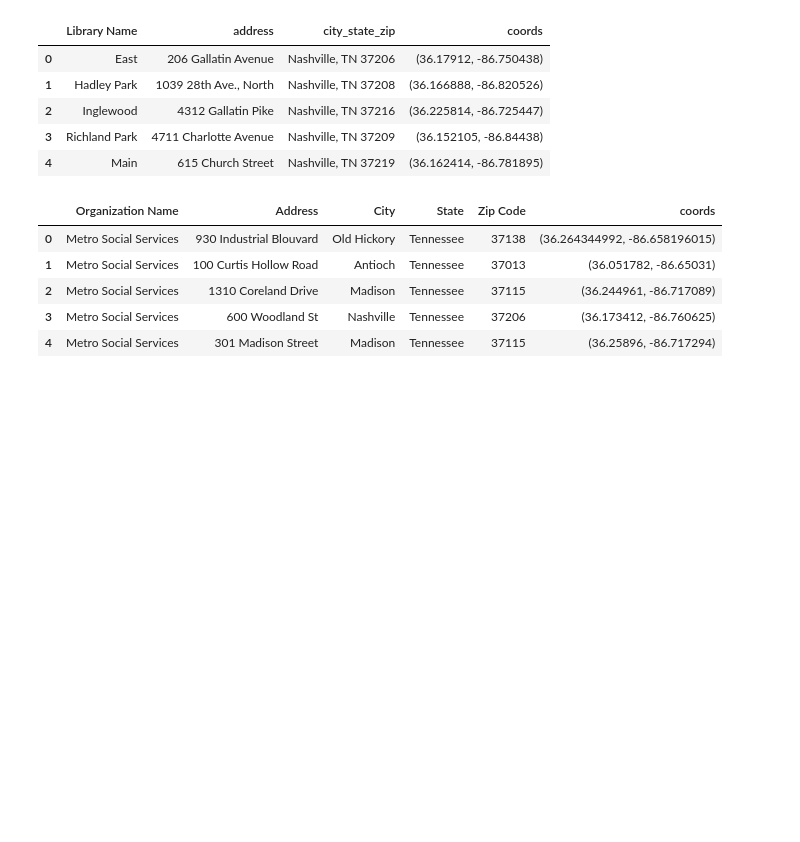
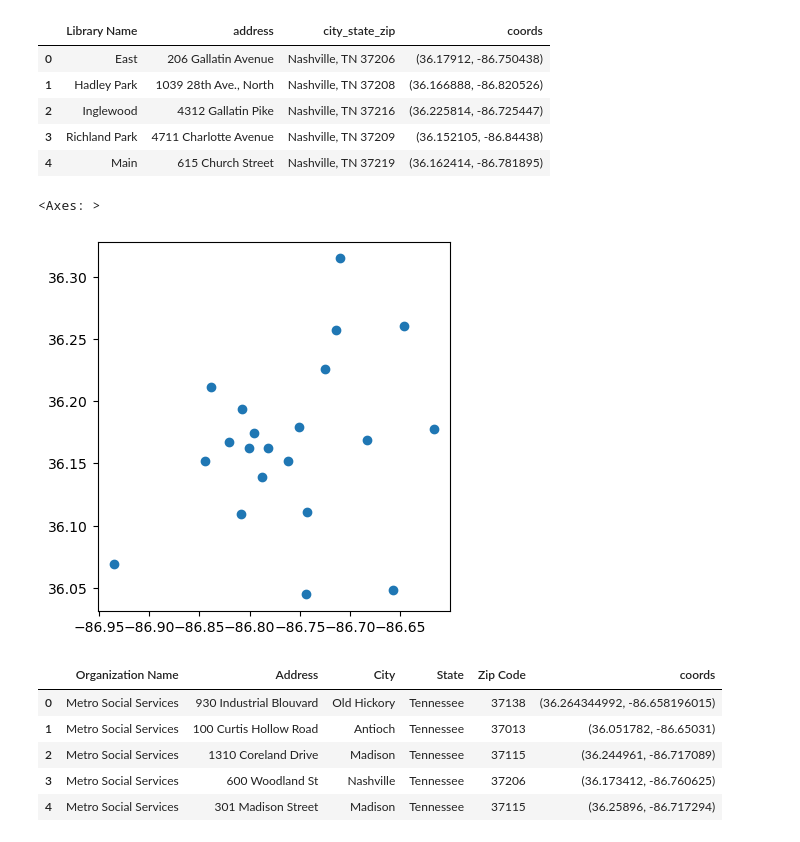
Before and after one commit to Luna-Agora/caps, a Jupyter notebook: notebooks/davidson_geo_folium.ipynb, the cells around one changed output. Drawn from its saved outputs; the diff is of its cells as text; code cells hidden in the pictures; blank space fills up the shorter version.

```diff
--- a/notebooks/davidson_geo_folium.ipynb
+++ b/notebooks/davidson_geo_folium.ipynb
@@ -187,3 +211,10 @@ library.head()
 | 2 | Inglewood | 4312 Gallatin Pike | Nashville, TN 37216 | (36.225814, -86.725447) |
 | 3 | Richland Park | 4711 Charlotte Avenue | Nashville, TN 37209 | (36.152105, -86.84438) |
 | 4 | Main | 615 Church Street | Nashville, TN 37219 | (36.162414, -86.781895) |
+# %%
+lat = []
+lng = []
+for coords in library.coords:
+    coords = coords.split(',')
+    lng.append(float(coords[1][:-1]))
+    lat.append(float(coords[0][1:]))
@@ -190,3 +224,12 @@ library.head()
+# %%
+librarygeo = gpd.GeoDataFrame(library,
+                           crs = project.crs,
+                           geometry = gpd.points_from_xy(library.lng, library.lat))
+# %%
+librarygeo.plot()
+# %% [output]
+<Axes: >
+[figure, added]
 # %%
 mss = pd.read_csv('metro_soc_services_clean.csv')
 # %%
```
Also changed, not shown: parts of 44 cells of this notebook.
